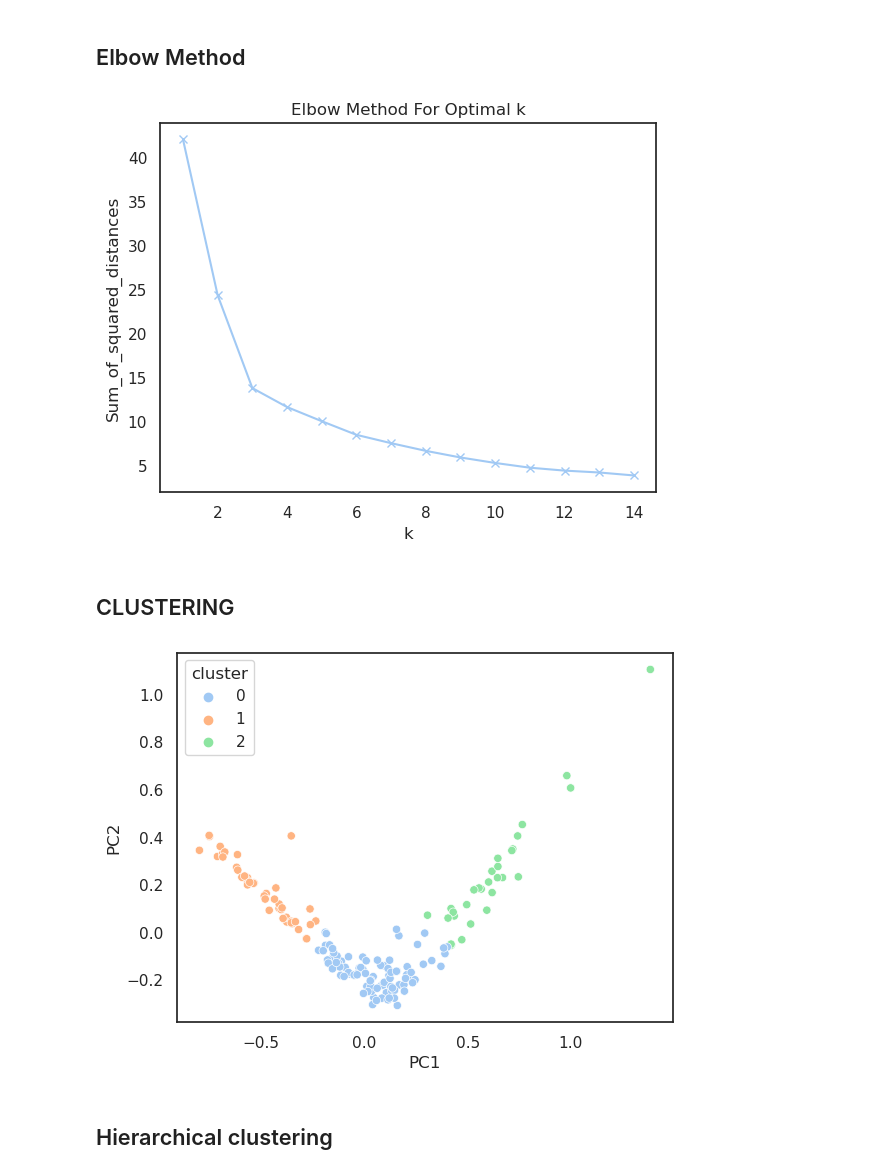
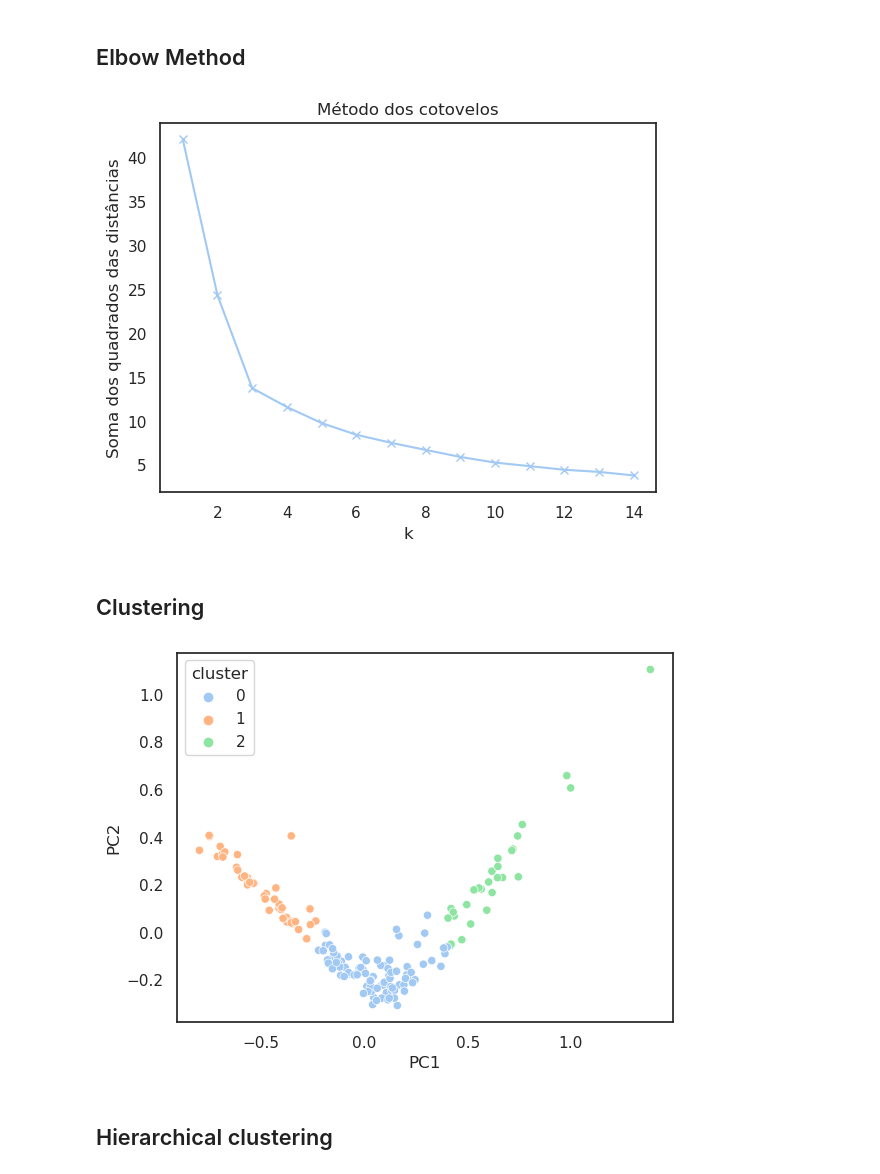
Before and after one commit to higoreller/clustering, a Jupyter notebook: src/portfolio_projects/country_clustering.ipynb, the cells around one changed output. Saved outputs shown, nothing was run; the diff lists cells and outputs as text; code cells hidden in the pictures.

```diff
--- a/src/portfolio_projects/country_clustering.ipynb
+++ b/src/portfolio_projects/country_clustering.ipynb
@@ -122,6 +127,6 @@ def plot_clustering(data, labels, title=None):
     plt.tight_layout(rect=[0, 0.03, 1, 0.95])
 # %%
-kmeans = KMeans(n_clusters=6)
+kmeans = KMeans(n_clusters=3)
 kmeans.fit(country_scaled)
 labels = kmeans.labels_
 plot_clustering(country_scaled, labels)
@@ -215,19 +218,19 @@ Para n_clusters = 6 O score_silhouette médio é : 0.3376363516024061
 # %%
 Sum_of_squared_distances = []
 K = range(1,15)
 for k in K:
     km = KMeans(n_clusters=k)
     km = km.fit(country_scaled)
     Sum_of_squared_distances.append(km.inertia_)
 plt.plot(K, Sum_of_squared_distances, 'bx-')
 plt.xlabel('k')
-plt.ylabel('Sum_of_squared_distances')
-plt.title('Elbow Method For Optimal k')
+plt.ylabel('Soma dos quadrados das distâncias')
+plt.title('Método dos cotovelos')
 plt.show()
 # %% [output]
-[figure, old version]
+[figure, new version]
 # %% [markdown]
-## CLUSTERING
+## Clustering
 # %%
 kmeans = KMeans(n_clusters=3)
 k_fit = kmeans.fit(country_scaled)
@@ -240,7 +243,7 @@ def plot_cluster_points(df, kmeans):
 
 plot_cluster_points(country_scaled, kmeans)
 # %% [output]
-[figure, old version]
+[figure, new version]
 # %% [markdown]
 ## Hierarchical clustering
 # %%
```
Also changed, not shown: parts of 15 cells of this notebook.
